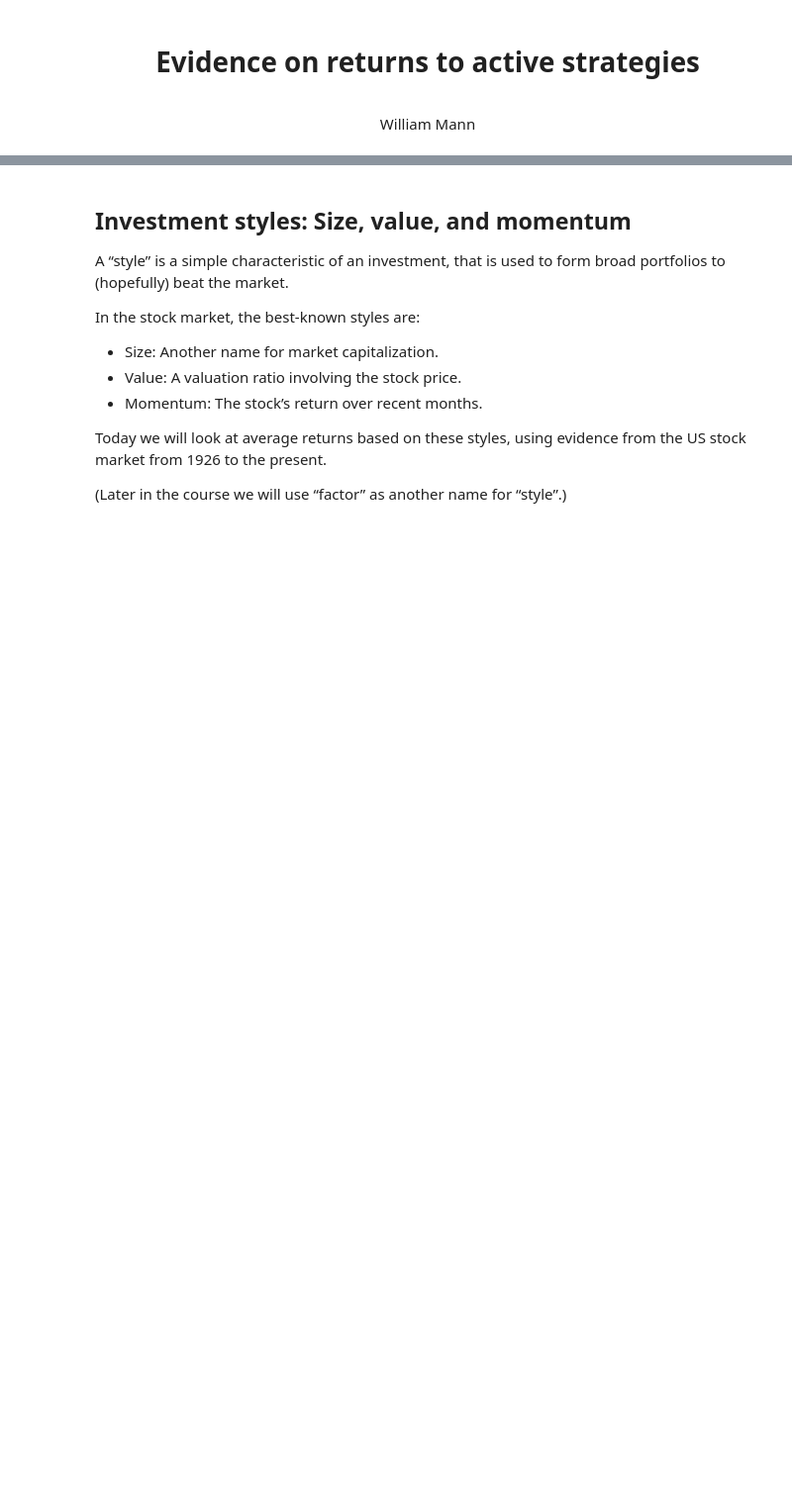
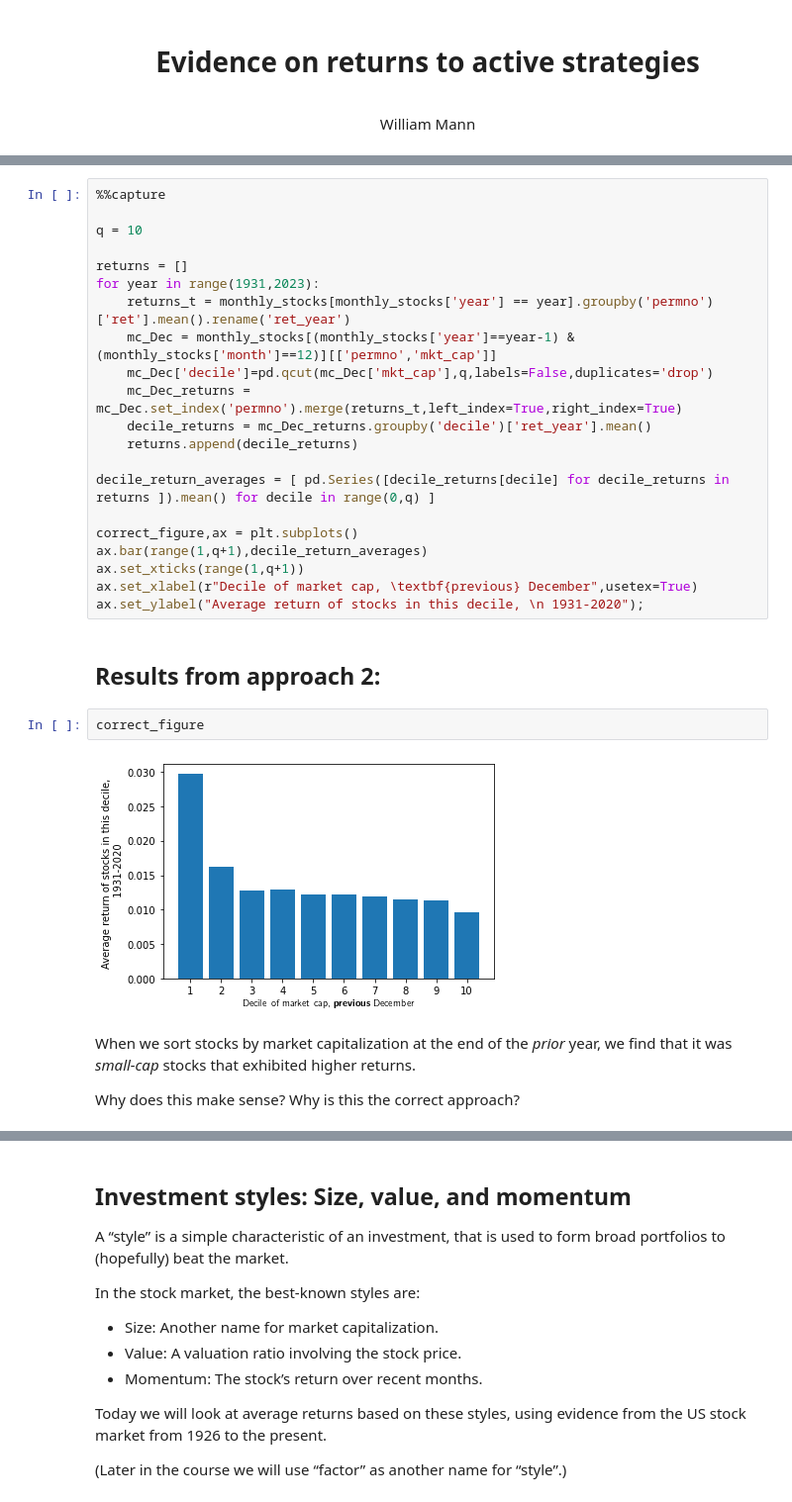
Before and after one commit to wgjm1986/Investments, a Jupyter notebook: Module 2/Week 5 - Evidence on returns to active strategies/Evidence on returns to active strategies.ipynb, the cells around one changed output, grey strips where cells are left out. Shown at 99% size. Drawn from its saved outputs; the diff is of its cells as text; blank space fills up the shorter version.

```diff
--- a/Module 2/Week 5 - Evidence on returns to active strategies/Evidence on returns to active strategies.ipynb
+++ b/Module 2/Week 5 - Evidence on returns to active strategies/Evidence on returns to active strategies.ipynb
@@ -14,0 +173,31 @@ Could motivate by imagining buying stocks based on *next* quarter's market capit
+# %%
+%%capture
+
+q = 10
+
+returns = []
+for year in range(1931,2023):
+    returns_t = monthly_stocks[monthly_stocks['year'] == year].groupby('permno')['ret'].mean().rename('ret_year')
+    mc_Dec = monthly_stocks[(monthly_stocks['year']==year-1) & (monthly_stocks['month']==12)][['permno','mkt_cap']]
+    mc_Dec['decile']=pd.qcut(mc_Dec['mkt_cap'],q,labels=False,duplicates='drop')
+    mc_Dec_returns = mc_Dec.set_index('permno').merge(returns_t,left_index=True,right_index=True)
+    decile_returns = mc_Dec_returns.groupby('decile')['ret_year'].mean()
+    returns.append(decile_returns)
+
+decile_return_averages = [ pd.Series([decile_returns[decile] for decile_returns in returns ]).mean() for decile in range(0,q) ]
+
+correct_figure,ax = plt.subplots()
+ax.bar(range(1,q+1),decile_return_averages)
+ax.set_xticks(range(1,q+1))
+ax.set_xlabel(r"Decile of market cap, \textbf{previous} December",usetex=True)
+ax.set_ylabel("Average return of stocks in this decile, \n 1931-2020");
+# %% [markdown]
+## Results from approach 2:
+# %%
+correct_figure
+# %% [output]
+[figure, added]
+# %% [markdown]
+When we sort stocks by market capitalization at the end of the *prior* year, we find that it was *small-cap* stocks that exhibited higher returns.
+
+Why does this make sense? Why is this the correct approach?
```
Also changed, not shown: parts of 22 cells of this notebook, 6 other files.
